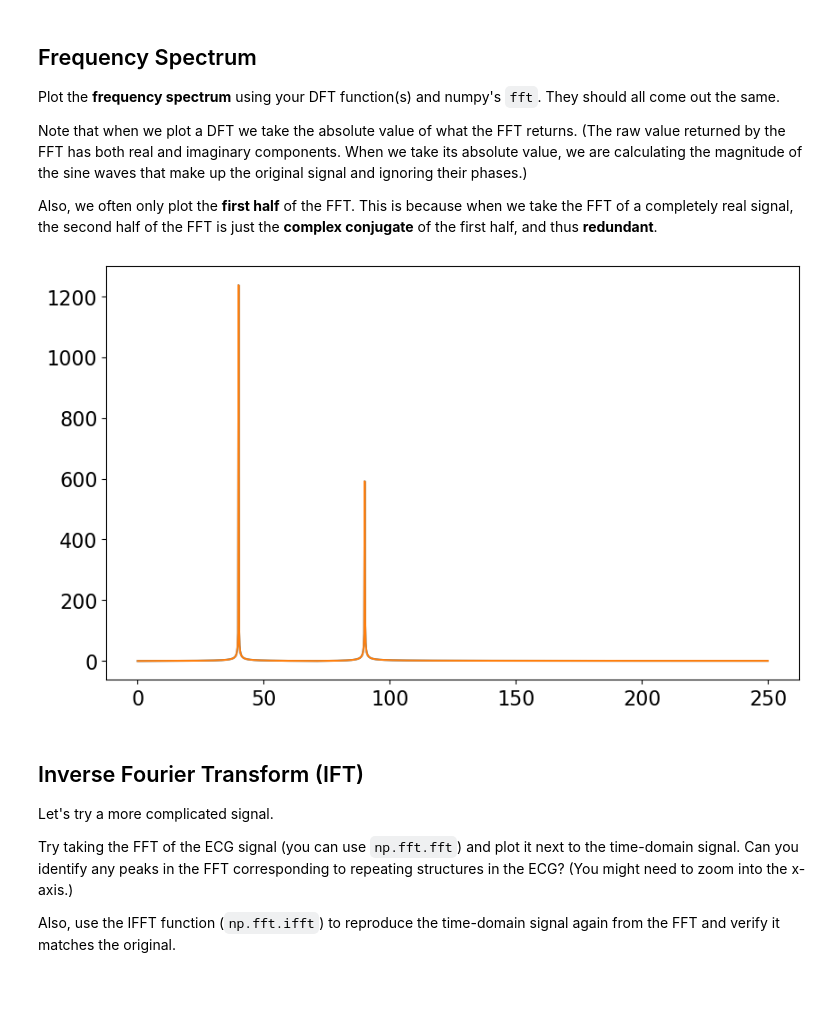
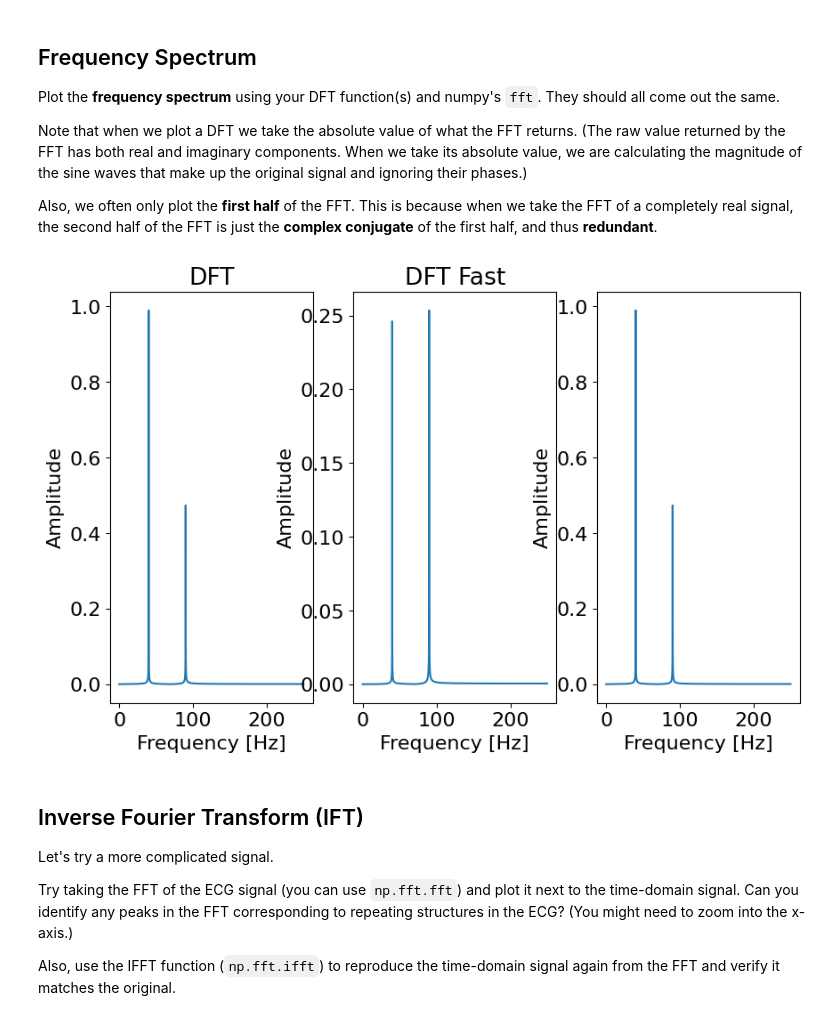
Before and after one commit to bub655/MedlyticsWeek2, a Jupyter notebook: 03_FourierTransforms/FourierTransforms_Exercises.ipynb, the cells around one changed output. Cells and saved outputs as stored; diff of their text form; code cells hidden in the pictures; blank space fills up the shorter version.

```diff
--- a/03_FourierTransforms/FourierTransforms_Exercises.ipynb
+++ b/03_FourierTransforms/FourierTransforms_Exercises.ipynb
@@ -41,10 +41,9 @@ def DFT(s):
     ## YOUR CODE HERE
     N = len(s)
     n = np.arange(N)
-    k = n.reshape((N, 1))
-    M = np.exp(-2j * np.pi * k * n / N)
-    dft = np.dot(M, s)
-    return dft
+    M = np.exp(-2j * np.pi * n.reshape((N, 1)) * n / N)
+
+    return np.dot(M, s)
 # %% [markdown]
 Below is an example signal constructed to test out both of your DFT functions.
 # %%
@@ -123,22 +125,38 @@ def plot_FT(ft, T, N, flipxy=False):
 
     if not flipxy:
         ## YOUR CODE HERE
-        plt.plot(f, np.abs(ft[:N//2]))
+        plt.plot(f, 2.0/N * np.abs(ft[:N//2]))
+        plt.xlabel('Frequency [Hz]')
+        plt.ylabel('Amplitude')
+
     else:
     # Sometimes we may want to plot on flipped x-y axis
         ## YOUR CODE HERE
-        plt.plot(np.abs(ft[:N//2]), f)
+        plt.plot(2.0/N * np.abs(ft[:N//2]), f)
+        plt.xlabel('Amplitude')
+        plt.ylabel('Frequency [Hz]')
 # %%
 # Plot using the above function you just defined and np.fft.fft to ensure they provide the same answer
 
 T = t[1] - t[0]  # sample rate
 N = len(s)
 
 ## YOUR CODE HERE
-plot_FT(DFT(s), T, N)
-plot_FT(np.fft.fft(s), T, N)
+dft = DFT(s)
+dftSlow = DFT_slow(s)
+dft_fast = np.fft.fft(s)
+
+plt.subplot(1, 3, 1)
+plt.title("DFT")
+plot_FT(dft,T,N)
+plt.subplot(1, 3, 2)
+plt.title("DFT Slow")
+plot_FT(dftSlow,T,N)
+plt.title("DFT Fast")
+plt.subplot(1, 3, 3)
+plot_FT(dft_fast,T,N)
 # %% [output]
-[figure, old version]
+[figure, new version]
 # %% [markdown]
 ## Inverse Fourier Transform (IFT)
 
```
Also changed, not shown: parts of 9 cells of this notebook.
